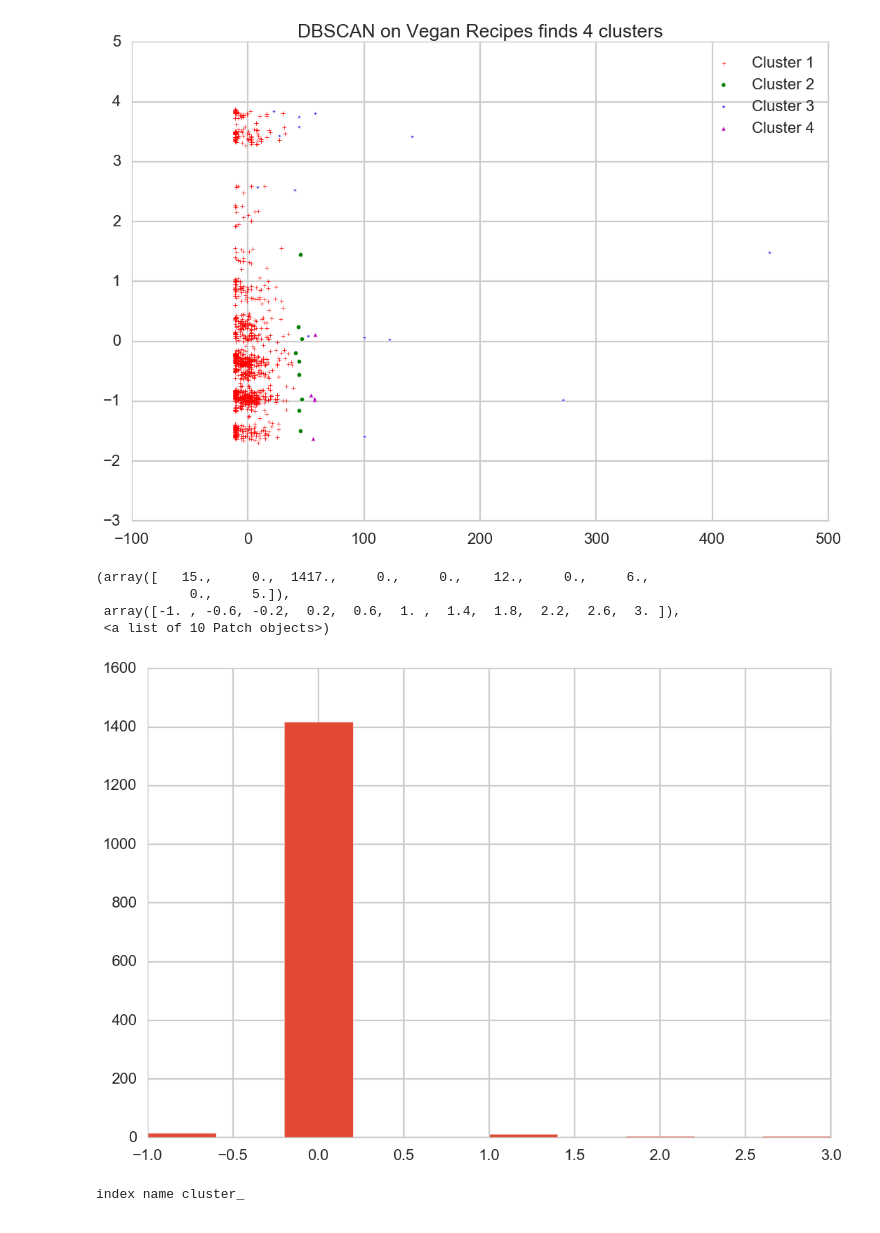
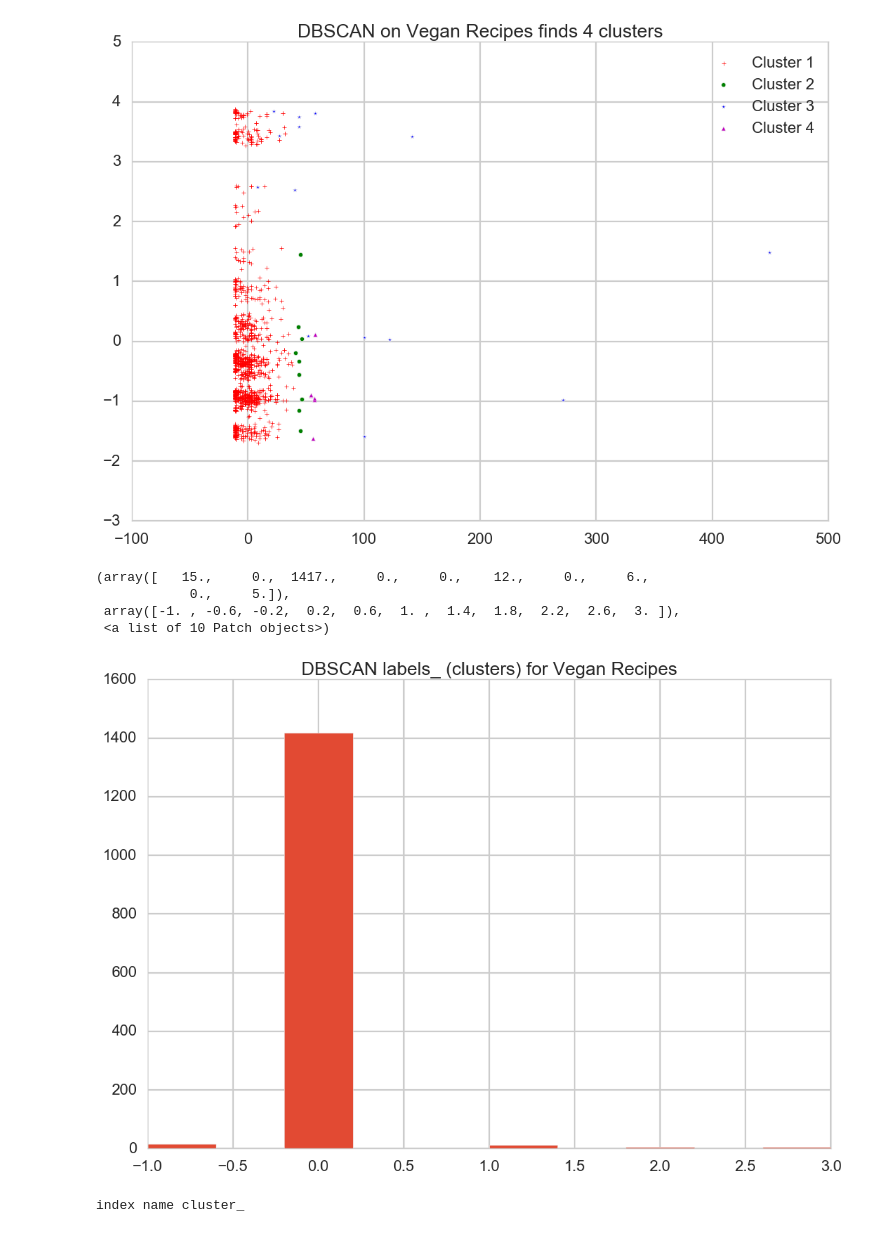
Before and after one commit to GailQ/Springboard---Data-Science-Intensive, a Jupyter notebook: Capstone Project-checkpoint.ipynb, the cells around one changed output. Cells and saved outputs as stored; diff of their text form; code cells hidden in the pictures.

```diff
--- a/Capstone Project-checkpoint.ipynb
+++ b/Capstone Project-checkpoint.ipynb
@@ -162,2 +169,4 @@ dfwi
+# %%
+df = df.loc[:,(df !=0).any(axis=0)]  # remove unused columns
 # %% [markdown]
 ### There are still 605 columns! There are fewer empty columns than I thought.
@@ -590,13 +580,14 @@ plt.show()
 1455
 [figure]
 # %%
+plt.title("DBSCAN labels_ (clusters) for Vegan Recipes")
 plt.hist(dbsc.labels_)
 # %% [output]
 (array([   15.,     0.,  1417.,     0.,     0.,    12.,     0.,     6.,
             0.,     5.]),
  array([-1. , -0.6, -0.2,  0.2,  0.6,  1. ,  1.4,  1.8,  2.2,  2.6,  3. ]),
  <a list of 10 Patch objects>)
-[figure, old version]
+[figure, new version]
 # %%
 
 #The first cluster is data[labels == 0], etc.:
```
Also changed, not shown: parts of 42 cells of this notebook.
